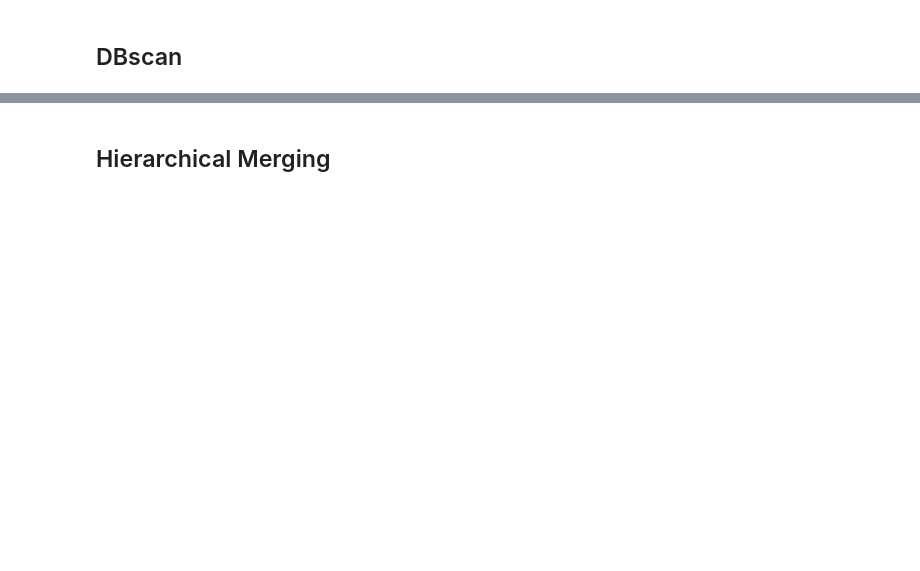
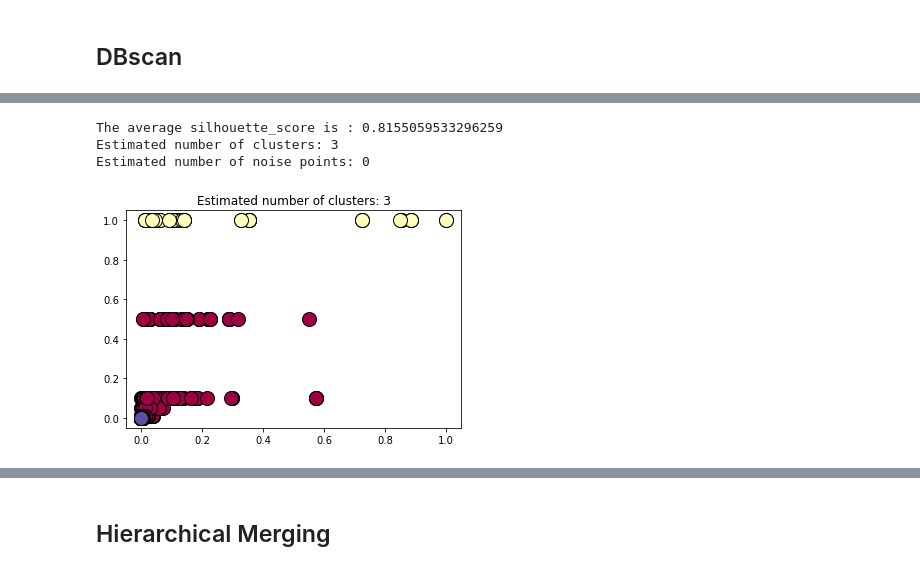
Before and after one commit to mirjanaz200/Play-Store-Clusterization, a Jupyter notebook: PlayStoreClusterization.ipynb, the cells around one changed output, grey strips where cells are left out. Cells and saved outputs as stored; diff of their text form; code cells hidden in the pictures; blank space fills up the shorter version.

```diff
--- a/PlayStoreClusterization.ipynb
+++ b/PlayStoreClusterization.ipynb
@@ -563,11 +547,16 @@ array([0, 0, 0, ..., 0, 0, 0], dtype=int32)
 # %%
-#cluster_labels = dbscan(xReduced)
-#n_clusters = len(set(cluster_labels))
+cluster_labels = dbscan(xReduced)
+n_clusters = len(set(cluster_labels))
 
-#df_clusters=[]
-#for i in range(n_clusters):
-#    df_clusters.append(pd.DataFrame())
+df_clusters=[]
+for i in range(n_clusters):
+    df_clusters.append(pd.DataFrame())
 
-#for idx in range(len(cluster_labels)):
-#    df_clusters[cluster_labels[idx]] = df_clusters[cluster_labels[idx]].append(start_df.iloc[idx], ignore_index = True)
+for idx in range(len(cluster_labels)):
+    df_clusters[cluster_labels[idx]] = df_clusters[cluster_labels[idx]].append(start_df.iloc[idx], ignore_index = True)
+# %% [output]
+The average silhouette_score is : 0.8155059533296259
+Estimated number of clusters: 3
+Estimated number of noise points: 0
+[figure, added]
 # %%
```
Also changed, not shown: parts of 13 cells of this notebook.
